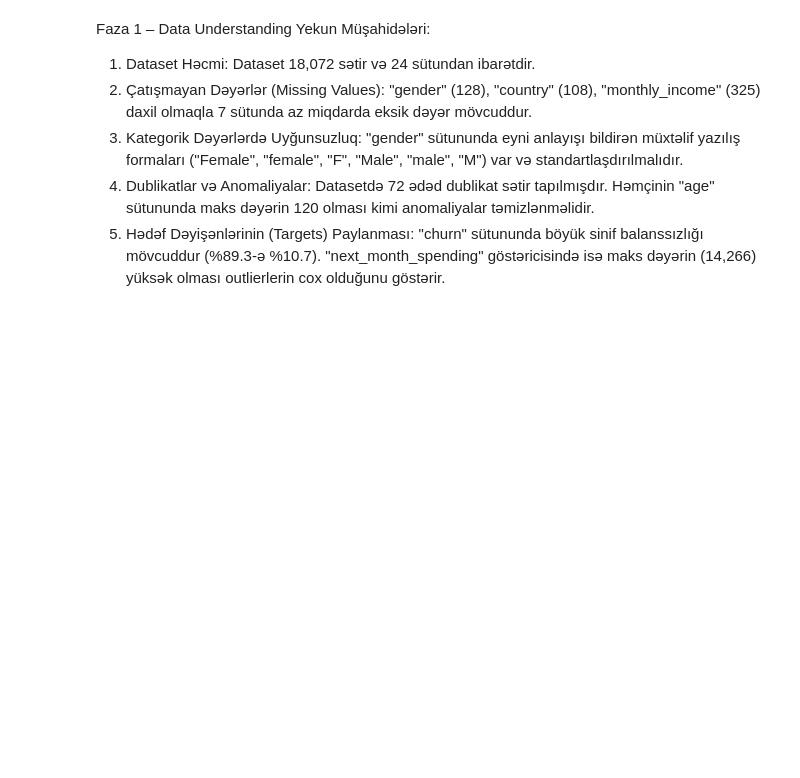
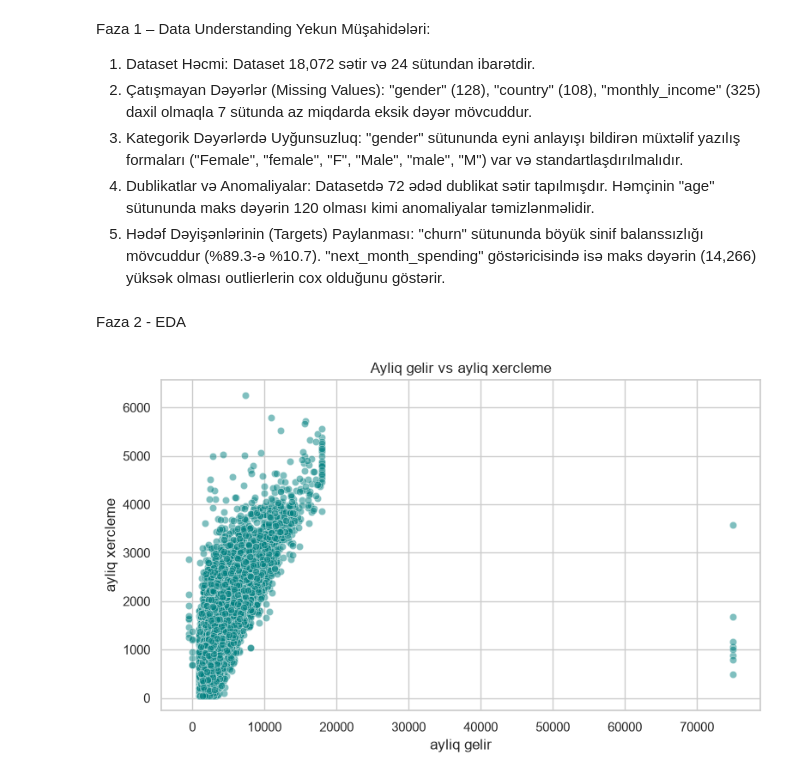
Before and after one commit to ShaDow101H/finpay-ml-capstone, a Jupyter notebook: notebooks/01_finpay_analysis.ipynb, the cells around one changed output. Drawn from its saved outputs; the diff is of its cells as text; code cells hidden in the pictures; blank space fills up the shorter version.

```diff
--- a/notebooks/01_finpay_analysis.ipynb
+++ b/notebooks/01_finpay_analysis.ipynb
@@ -155,3 +151,18 @@ Faza 1 – Data Understanding Yekun Müşahidələri:
 3. Kategorik Dəyərlərdə Uyğunsuzluq: "gender" sütununda eyni anlayışı bildirən müxtəlif yazılış formaları ("Female", "female", "F", "Male", "male", "M") var və standartlaşdırılmalıdır.
 4. Dublikatlar və Anomaliyalar: Datasetdə 72 ədəd dublikat sətir tapılmışdır. Həmçinin "age" sütununda maks dəyərin 120 olması kimi anomaliyalar təmizlənməlidir.
 5. Hədəf Dəyişənlərinin (Targets) Paylanması: "churn" sütununda böyük sinif balanssızlığı mövcuddur (%89.3-ə %10.7). "next_month_spending" göstəricisində isə maks dəyərin (14,266) yüksək olması outlierlerin cox olduğunu göstərir.
+# %% [markdown]
+Faza 2 - EDA
+# %%
+import matplotlib.pyplot as plt
+import seaborn as sns
+
+sns.set_theme(style="whitegrid")
+plt.figure(figsize=(9, 5))
+sns.scatterplot(data = df, x = 'monthly_income', y = 'monthly_spending', alpha = 0.5 , color = 'teal')
+plt.title('Ayliq gelir vs ayliq xercleme')
+plt.xlabel('ayliq gelir')
+plt.ylabel('ayliq xercleme')
+plt.show()
+# %% [output]
+[figure, added]
```
Also changed, not shown: parts of 9 cells of this notebook.
